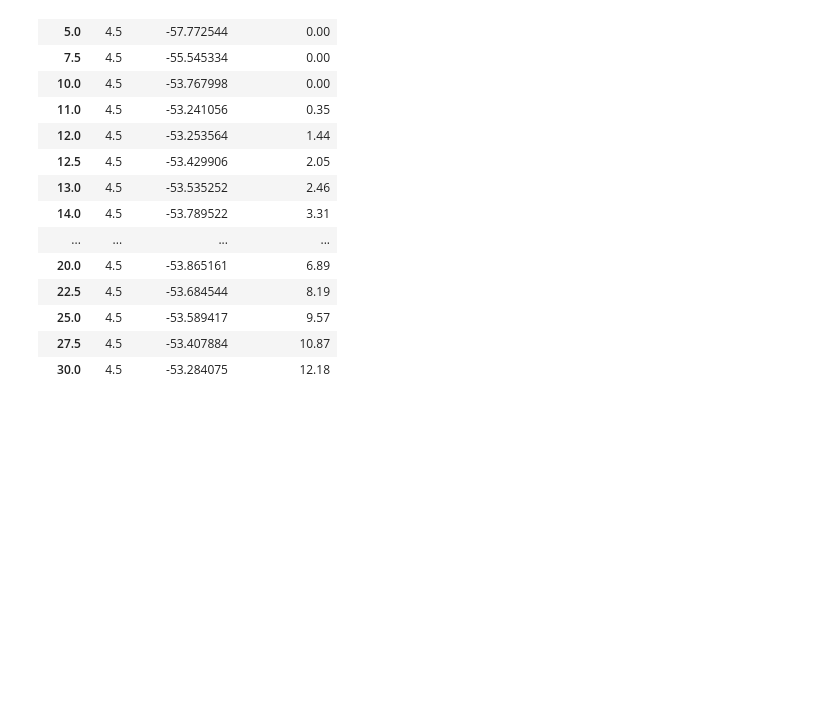
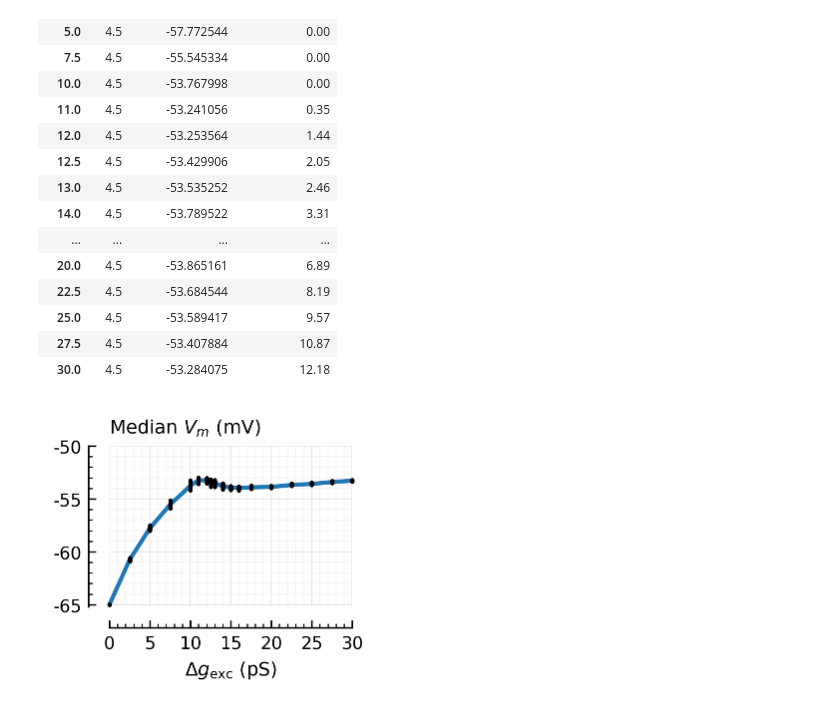
Before and after one commit to tfiers/phd, a Jupyter notebook: _sources/nb/2023-08-05__AdEx_Nto1_we_sweep.ipynb, the cells around one changed output. Saved outputs shown, nothing was run; the diff lists cells and outputs as text; code cells hidden in the pictures; blank space fills up the shorter version.

```diff
--- a/_sources/nb/2023-08-05__AdEx_Nto1_we_sweep.ipynb
+++ b/_sources/nb/2023-08-05__AdEx_Nto1_we_sweep.ipynb
@@ -129,6 +129,8 @@ df = units_to_header(df)
 df.to_csv("data/2023-08-05__AdEx_Nto1_we_sweep.csv")
 # %% [output]
 A subdirectory or file data already exists.
+# %%
+df = pd.read_csv("data/2023-08-05__AdEx_Nto1_we_sweep.csv", index_col=0);
 # %%
 # groupby no work w/ brian units
 df.groupby("we_pS").mean()
@@ -151,3 +153,18 @@ df.groupby("we_pS").mean()
 | 25.0 | 4.5 | -53.589417 | 9.57 |
 | 27.5 | 4.5 | -53.407884 | 10.87 |
 | 30.0 | 4.5 | -53.284075 | 12.18 |
+# %%
+def plot_dots_and_means(x, y, ax = None, **kw):
+    xu = unique(x)
+    ym = [mean(y[x == xi]) for xi in xu]
+    plot(xu, ym, "-", lw=2, ax=ax, **kw, clip_on=False)
+    plot(x, y, "k.", ms=4, mfc='k', mec='none', ax=ax, **kw, clip_on=False)
+
+fig, ax = plt.subplots(figsize=(0.9*mw, 0.6*mw))
+xlim = [0, 30]
+plot_dots_and_means(df.we_pS, df.median_Vm_mV, ax, xlim=xlim, ylim=[-65.2, -50])
+hylabel(ax, "Median $V_m$ (mV)")
+xl = "$Δg_\\mathrm{exc}$ (pS)"
+plt.xlabel(xl);
+# %% [output]
+[figure, added]
```
Also changed, not shown: parts of 22 cells of this notebook, 10 other files.
